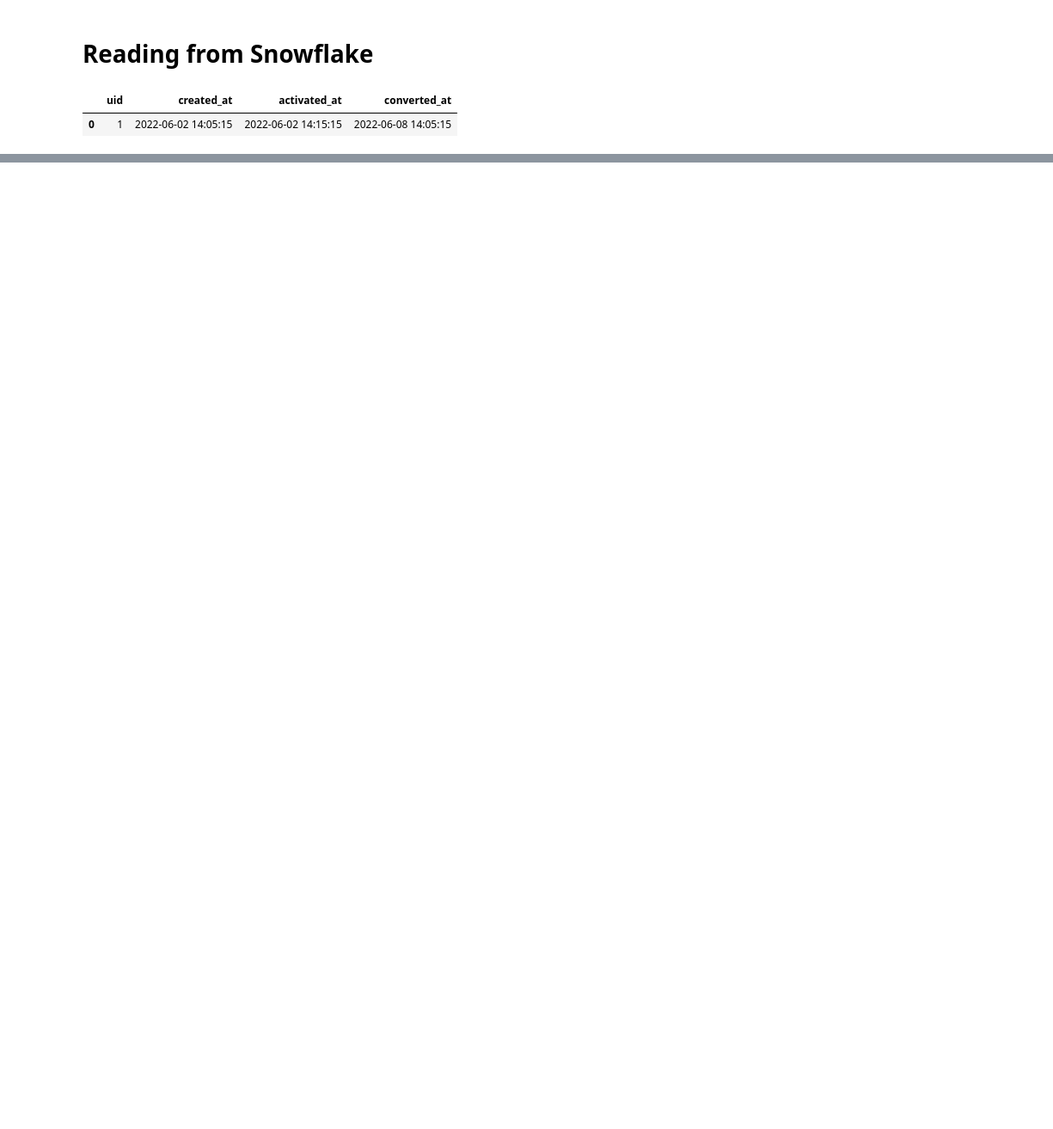
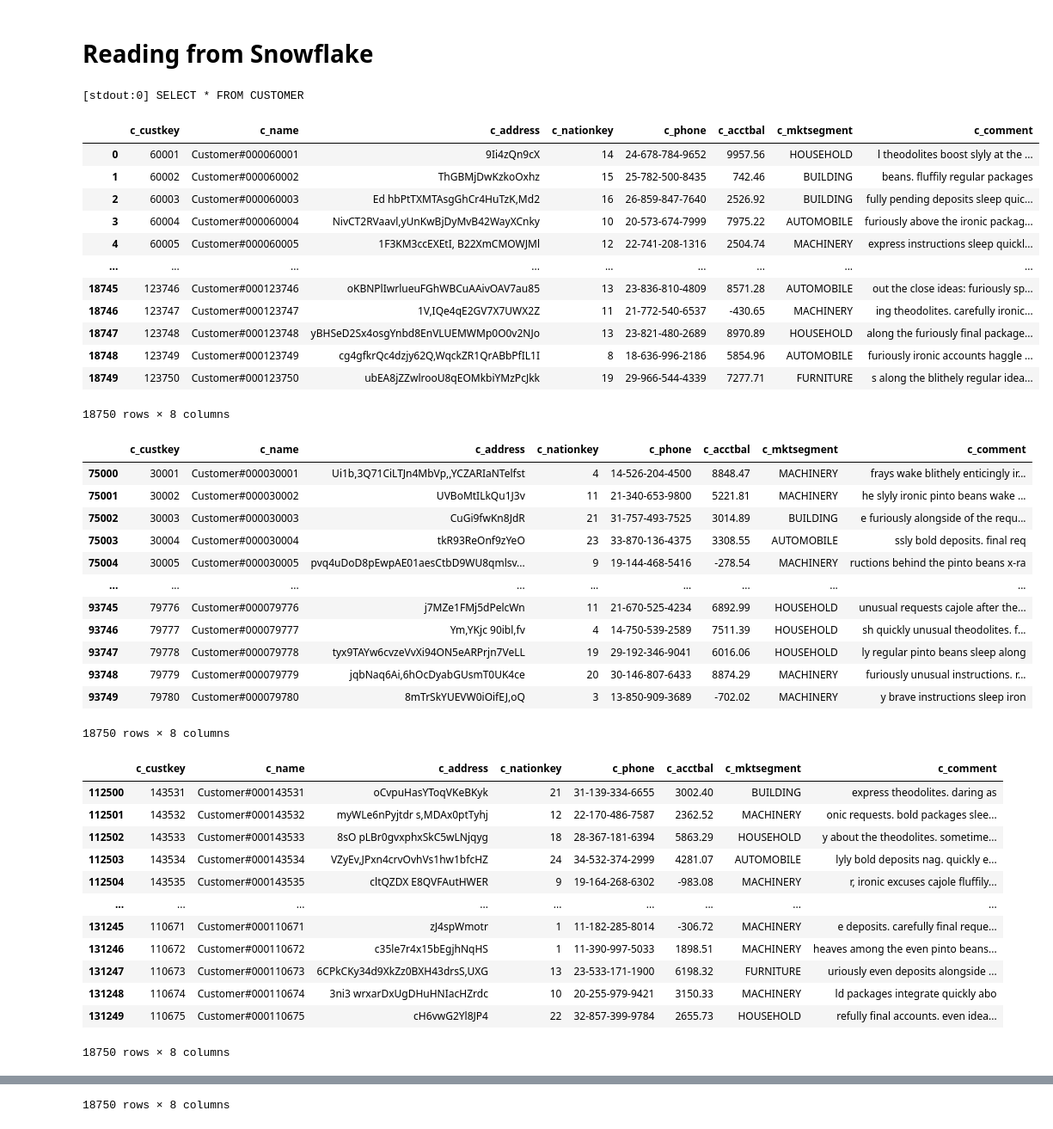
Before and after one commit to Bodo-inc/Bodo-examples, a Jupyter notebook: hosted-trial-examples/snowflake_credentials_example.ipynb, the cells around one changed output, grey strips where cells are left out. Shown at 86% size. Cells and saved outputs as stored; diff of their text form; code cells hidden in the pictures; blank space fills up the shorter version.

```diff
--- a/hosted-trial-examples/snowflake_credentials_example.ipynb
+++ b/hosted-trial-examples/snowflake_credentials_example.ipynb
@@ -49,5 +19,62 @@ df = read_snowflake(url, temp_table_name)
-# %%
-df
-# %% [output]
-|  | uid | created_at | activated_at | converted_at |
-| 0 | 1 | 2022-06-02 14:05:15 | 2022-06-02 14:15:15 | 2022-06-08 14:05:15 |
+# %%
+import bodo
+import pandas as pd
+
+def get_snowflake_url():
+    url = f"snowflake://{credentials['username']}:{credentials['password']}@{credentials['account']}/{credentials['database']}/{credentials['schema']}?warehouse={credentials['warehouse']}"
+    return url
+
+
+@bodo.jit
+def read_snowflake(table_name, conn_str):
+    query = f"SELECT * FROM {table_name}"
+    print(query)
+    df = pd.read_sql(query, conn_str)
+    return df
+
+
+url = get_snowflake_url()
+# %%
+df = read_snowflake("CUSTOMER", url)
+df
+# %% [output]
+[stdout:0] SELECT * FROM CUSTOMER
+|  | c_custkey | c_name | c_address | c_nationkey | c_phone | c_acctbal | c_mktsegment | c_comment |
+| 0 | 60001 | Customer#000060001 | 9Ii4zQn9cX | 14 | 24-678-784-9652 | 9957.56 | HOUSEHOLD | l theodolites boost slyly at the ... |
+| 1 | 60002 | Customer#000060002 | ThGBMjDwKzkoOxhz | 15 | 25-782-500-8435 | 742.46 | BUILDING | beans. fluffily regular packages |
+| 2 | 60003 | Customer#000060003 | Ed hbPtTXMTAsgGhCr4HuTzK,Md2 | 16 | 26-859-847-7640 | 2526.92 | BUILDING | fully pending deposits sleep quic... |
+| 3 | 60004 | Customer#000060004 | NivCT2RVaavl,yUnKwBjDyMvB42WayXCnky | 10 | 20-573-674-7999 | 7975.22 | AUTOMOBILE | furiously above the ironic packag... |
+| 4 | 60005 | Customer#000060005 | 1F3KM3ccEXEtI, B22XmCMOWJMl | 12 | 22-741-208-1316 | 2504.74 | MACHINERY | express instructions sleep quickl... |
+| ... | ... | ... | ... | ... | ... | ... | ... | ... |
+| 18745 | 123746 | Customer#000123746 | oKBNPlIwrlueuFGhWBCuAAivOAV7au85 | 13 | 23-836-810-4809 | 8571.28 | AUTOMOBILE | out the close ideas: furiously sp... |
+| 18746 | 123747 | Customer#000123747 | 1V,IQe4qE2GV7X7UWX2Z | 11 | 21-772-540-6537 | -430.65 | MACHINERY | ing theodolites. carefully ironic... |
+| 18747 | 123748 | Customer#000123748 | yBHSeD2Sx4osgYnbd8EnVLUEMWMp0O0v2NJo | 13 | 23-821-480-2689 | 8970.89 | HOUSEHOLD | along the furiously final package... |
+| 18748 | 123749 | Customer#000123749 | cg4gfkrQc4dzjy62Q,WqckZR1QrABbPfIL1I | 8 | 18-636-996-2186 | 5854.96 | AUTOMOBILE | furiously ironic accounts haggle ... |
+| 18749 | 123750 | Customer#000123750 | ubEA8jZZwlrooU8qEOMkbiYMzPcJkk | 19 | 29-966-544-4339 | 7277.71 | FURNITURE | s along the blithely regular idea... |
+18750 rows × 8 columns
+|  | c_custkey | c_name | c_address | c_nationkey | c_phone | c_acctbal | c_mktsegment | c_comment |
+| 75000 | 30001 | Customer#000030001 | Ui1b,3Q71CiLTJn4MbVp,,YCZARIaNTelfst | 4 | 14-526-204-4500 | 8848.47 | MACHINERY | frays wake blithely enticingly ir... |
+| 75001 | 30002 | Customer#000030002 | UVBoMtILkQu1J3v | 11 | 21-340-653-9800 | 5221.81 | MACHINERY | he slyly ironic pinto beans wake ... |
+| 75002 | 30003 | Customer#000030003 | CuGi9fwKn8JdR | 21 | 31-757-493-7525 | 3014.89 | BUILDING | e furiously alongside of the requ... |
+| 75003 | 30004 | Customer#000030004 | tkR93ReOnf9zYeO | 23 | 33-870-136-4375 | 3308.55 | AUTOMOBILE | ssly bold deposits. final req |
+| 75004 | 30005 | Customer#000030005 | pvq4uDoD8pEwpAE01aesCtbD9WU8qmlsv... | 9 | 19-144-468-5416 | -278.54 | MACHINERY | ructions behind the pinto beans x-ra |
+| ... | ... | ... | ... | ... | ... | ... | ... | ... |
+| 93745 | 79776 | Customer#000079776 | j7MZe1FMj5dPelcWn | 11 | 21-670-525-4234 | 6892.99 | HOUSEHOLD | unusual requests cajole after the... |
+| 93746 | 79777 | Customer#000079777 | Ym,YKjc 90ibl,fv | 4 | 14-750-539-2589 | 7511.39 | HOUSEHOLD | sh quickly unusual theodolites. f... |
+| 93747 | 79778 | Customer#000079778 | tyx9TAYw6cvzeVvXi94ON5eARPrjn7VeLL | 19 | 29-192-346-9041 | 6016.06 | HOUSEHOLD | ly regular pinto beans sleep along |
+| 93748 | 79779 | Customer#000079779 | jqbNaq6Ai,6hOcDyabGUsmT0UK4ce | 20 | 30-146-807-6433 | 8874.29 | MACHINERY | furiously unusual instructions. r... |
+| 93749 | 79780 | Customer#000079780 | 8mTrSkYUEVW0iOifEJ,oQ | 3 | 13-850-909-3689 | -702.02 | MACHINERY | y brave instructions sleep iron |
+18750 rows × 8 columns
+|  | c_custkey | c_name | c_address | c_nationkey | c_phone | c_acctbal | c_mktsegment | c_comment |
+| 112500 | 143531 | Customer#000143531 | oCvpuHasYToqVKeBKyk | 21 | 31-139-334-6655 | 3002.40 | BUILDING | express theodolites. daring as |
+| 112501 | 143532 | Customer#000143532 | myWLe6nPyjtdr s,MDAx0ptTyhj | 12 | 22-170-486-7587 | 2362.52 | MACHINERY | onic requests. bold packages slee... |
+| 112502 | 143533 | Customer#000143533 | 8sO pLBr0gvxphxSkC5wLNjqyg | 18 | 28-367-181-6394 | 5863.29 | HOUSEHOLD | y about the theodolites. sometime... |
+| 112503 | 143534 | Customer#000143534 | VZyEv,JPxn4crvOvhVs1hw1bfcHZ | 24 | 34-532-374-2999 | 4281.07 | AUTOMOBILE | lyly bold deposits nag. quickly e... |
+| 112504 | 143535 | Customer#000143535 | cltQZDX E8QVFAutHWER | 9 | 19-164-268-6302 | -983.08 | MACHINERY | r, ironic excuses cajole fluffily... |
+| ... | ... | ... | ... | ... | ... | ... | ... | ... |
+| 131245 | 110671 | Customer#000110671 | zJ4spWmotr | 1 | 11-182-285-8014 | -306.72 | MACHINERY | e deposits. carefully final reque... |
+| 131246 | 110672 | Customer#000110672 | c35le7r4x15bEgjhNqHS | 1 | 11-390-997-5033 | 1898.51 | MACHINERY | heaves among the even pinto beans... |
+| 131247 | 110673 | Customer#000110673 | 6CPkCKy34d9XkZz0BXH43drsS,UXG | 13 | 23-533-171-1900 | 6198.32 | FURNITURE | uriously even deposits alongside ... |
+| 131248 | 110674 | Customer#000110674 | 3ni3 wrxarDxUgDHuHNIacHZrdc | 10 | 20-255-979-9421 | 3150.33 | MACHINERY | ld packages integrate quickly abo |
+| 131249 | 110675 | Customer#000110675 | cH6vwG2Yl8JP4 | 22 | 32-857-399-9784 | 2655.73 | HOUSEHOLD | refully final accounts. even idea... |
+18750 rows × 8 columns
@@ -53,0 +93 @@ df
+18750 rows × 8 columns
```
Also changed, not shown: parts of 6 cells of this notebook.
